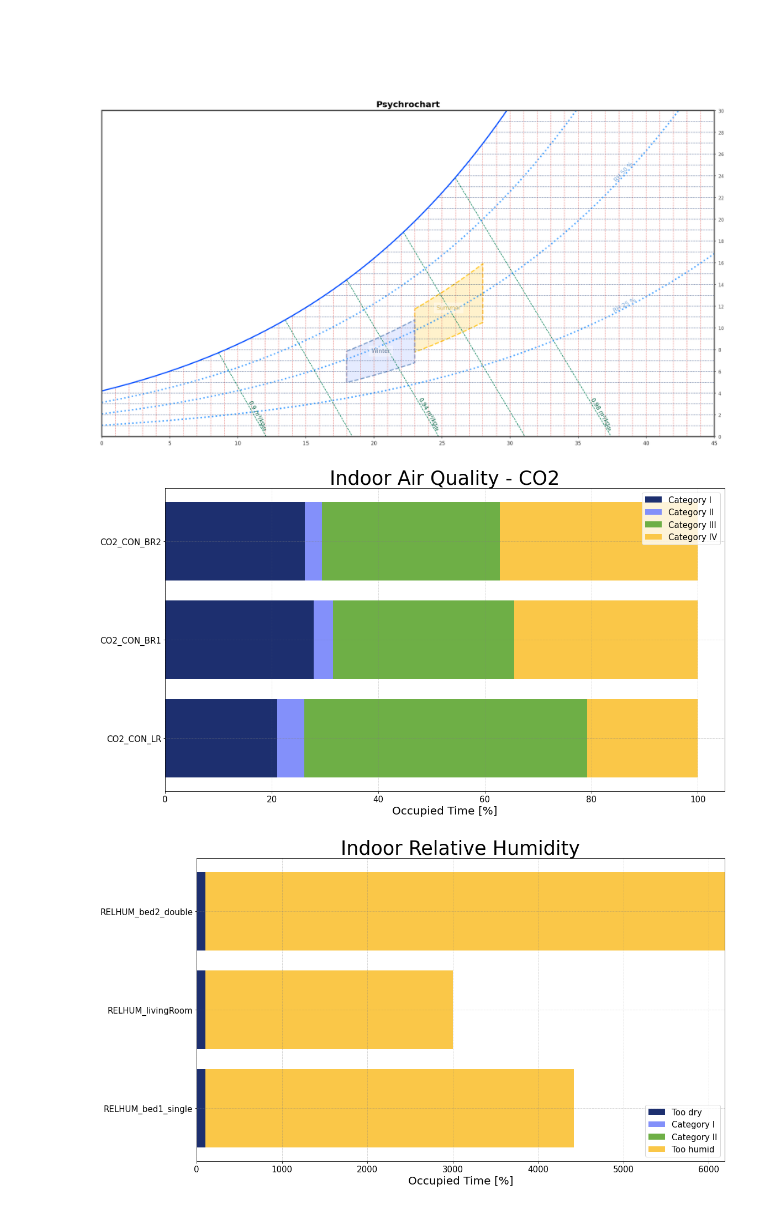
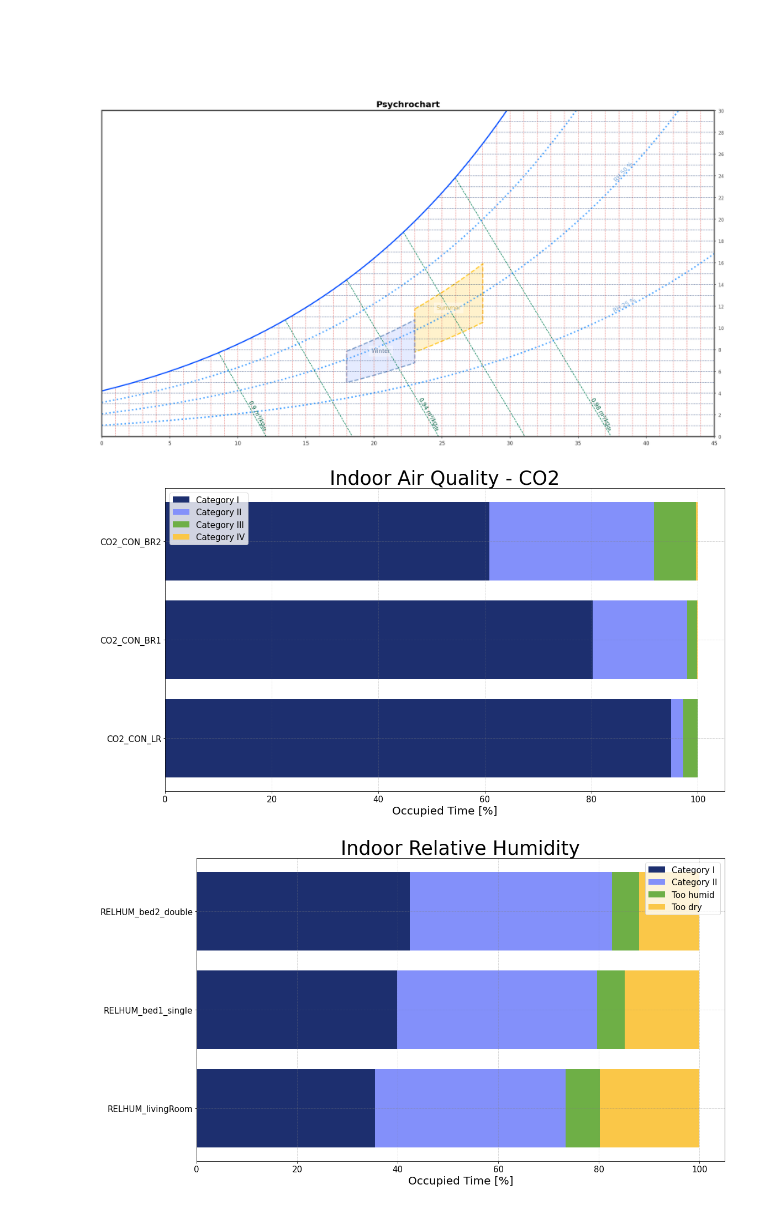
Before and after one commit to EURAC-EEBgroup/CULTURAL-E-Data-Visualization-Library, a Jupyter notebook: notebooks/1.0-report.ipynb, the cells around one changed output. Drawn from its saved outputs; the diff is of its cells as text; code cells hidden in the pictures.

Commit message:
Fix IEQ graphs

```diff
--- a/notebooks/1.0-report.ipynb
+++ b/notebooks/1.0-report.ipynb
@@ -97,10 +100,10 @@ viz.psychrochart().get_figure()
 # %% [output]
 [figure]
 # %%
-viz.iaq_co2(cultural_e, ['CO2_CON_LR', 'CO2_CON_BR1', 'CO2_CON_BR2'])
+viz.iaq_co2(cultural_e, ['LR'], ['BR1', 'BR2'])
 # %% [output]
-[figure, old version]
+[figure, new version]
 # %%
-viz.relh(cultural_e, ['RELHUM_bed1_single', 'RELHUM_livingRoom', 'RELHUM_bed2_double'])
+viz.relh(cultural_e, ['RELHUM_livingRoom', 'RELHUM_bed1_single','RELHUM_bed2_double'], ['SCH_PER_LR', 'SCH_PER_BR1', 'SCH_PER_BR2'])
 # %% [output]
-[figure, old version]
+[figure, new version]
```
Also changed, not shown: parts of 3 cells of this notebook, 3 other files.
